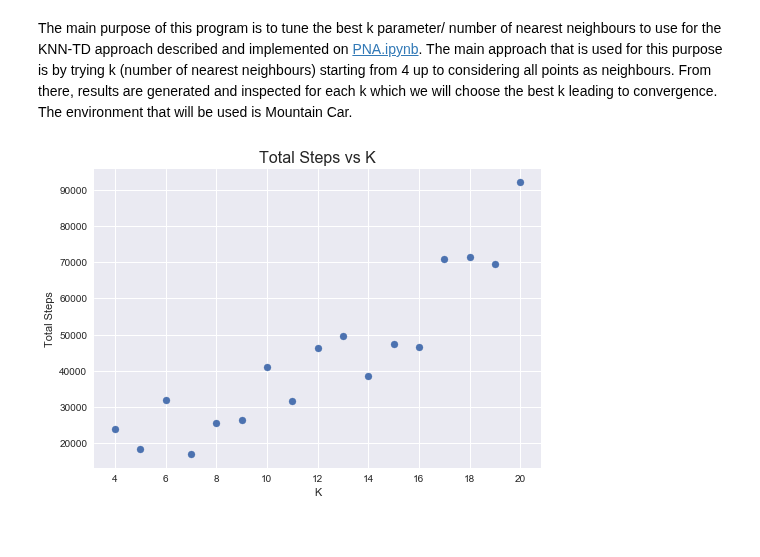
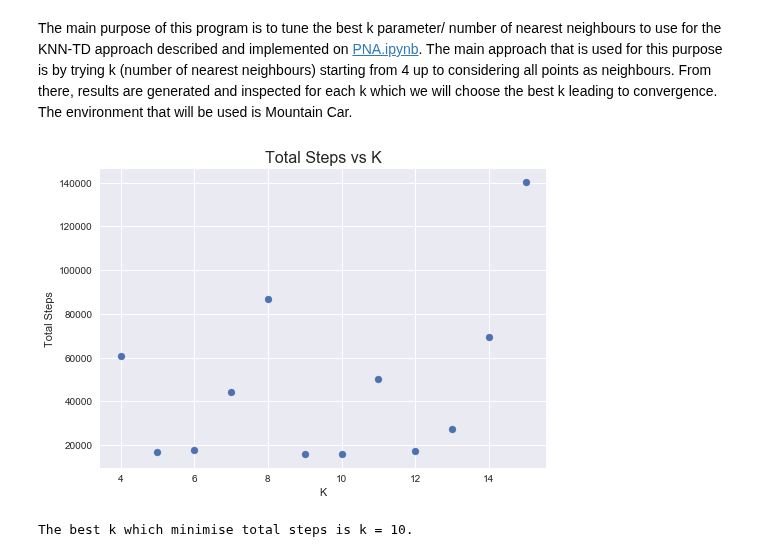
Before and after one commit to maleakhiw/Pessimistic-Neighbourhood-Aggregation-for-States-in-Reinforcement-Learning, a Jupyter notebook: ParameterTuning.ipynb, the cells around one changed output. Saved outputs shown, nothing was run; the diff lists cells and outputs as text; code cells hidden in the pictures.

```diff
--- a/ParameterTuning.ipynb
+++ b/ParameterTuning.ipynb
@@ -293,29 +293,26 @@ N_EPISODES = 50
 MIN_ALPHA = 0.02
 alphas = generateAlphas(MIN_ALPHA, N_EPISODES)
 
-# Initialise the environment and the agent
-size = 1000 # size of the q_storage
-k = 4 # knn parameter, this is just for initialisation, but later will be change below
-agent = KNNAgent(size, k)
-mountain_car_environment = MountainCarEnvironment(agent)
-
 # Ranges of k (this is based for previous experience, simulate many times to test previous experiment whether it holds)
-largest_k_chosen = 20
+largest_k_chosen = 15
 smallest_k_chosen = 4
 
-# Store initial q storage
-initial_q_storage = agent.q_storage
-
 # Store number of steps for each k
-k_step = [0 for i in range(20-4+1)]
+k_step = [0 for i in range(largest_k_chosen-smallest_k_chosen+1)]
 # %%
-for e in range(1, 5):
+# Repeat several times to takes the expected value
+for e in range(1, 2):
+    # Initialise the environment and the agent
+    size = 1000 # size of the q_storage
+    k = 4 # knn parameter, this is just for initialisation, but later will be change below
+    agent = KNNAgent(size, k)
+    mountain_car_environment = MountainCarEnvironment(agent)
+
     for k_param in range(smallest_k_chosen, largest_k_chosen + 1):
         # Iterate the process, train the agent (training_iteration episodes)
         training_iteration = N_EPISODES
         total_step = 0
         agent.k = k_param
-        agent.q_storage = initial_q_storage
         useless_k = False
         for i in range(training_iteration):
             step = 0
@@ -340,33 +337,35 @@ for e in range(1, 5):
                 agent.TDUpdate(immediate_reward, alpha)
 
                 # Prevent not converge at all or too long to converge
                 if (step >= 500000):
                     useless_k = True
                     total_step = sys.maxsize
                     break
 
                 if (total_step > 500000):
                     useless_k = True
                     total_step = sys.maxsize
                     break
 
             if (useless_k):
                 break
 
         # After finishing all episodes required, calculate how many step taken during that period
         k_step[k_param - smallest_k_chosen] = (k_step[k_param - smallest_k_chosen] * (e-1) + total_step) / e
 
         # Graph dynamically
         clear_output(wait=True)
         y = k_step
         x = np.arange(4, 4 + len(y))
         plt.scatter(x, y)
         plt.title("Total Steps vs K", fontsize=16)
         plt.xlabel("K")
         plt.ylabel("Total Steps")
 
         plt.show()
 # %% [output]
-[figure, old version]
+[figure, new version]
 # %%
-print("The best k which minimise total steps is k = {}.".format(knn_step.index(min(k_step)) + smallest_k_chosen)
+print("The best k which minimise total steps is k = {}.".format(k_step.index(min(k_step)) + smallest_k_chosen))
+# %% [output]
+The best k which minimise total steps is k = 10.
```
Also changed, not shown: 2 other files.
